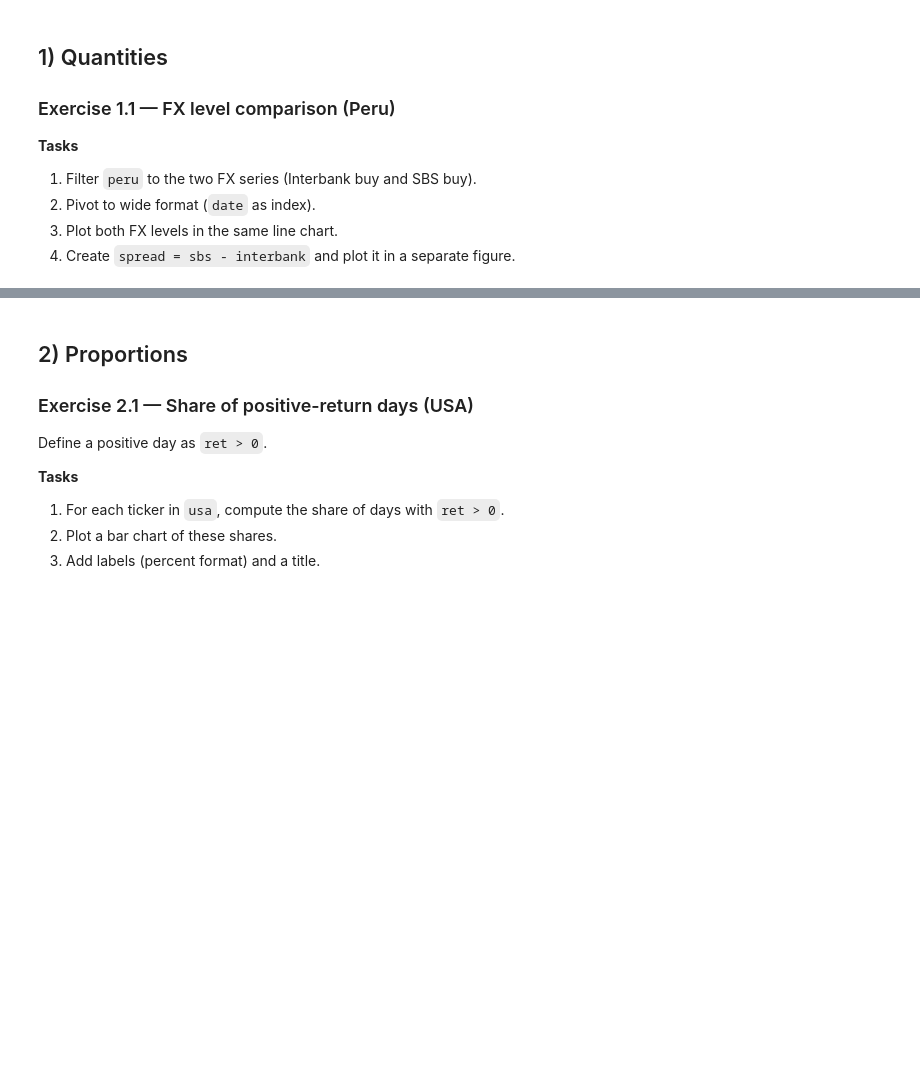
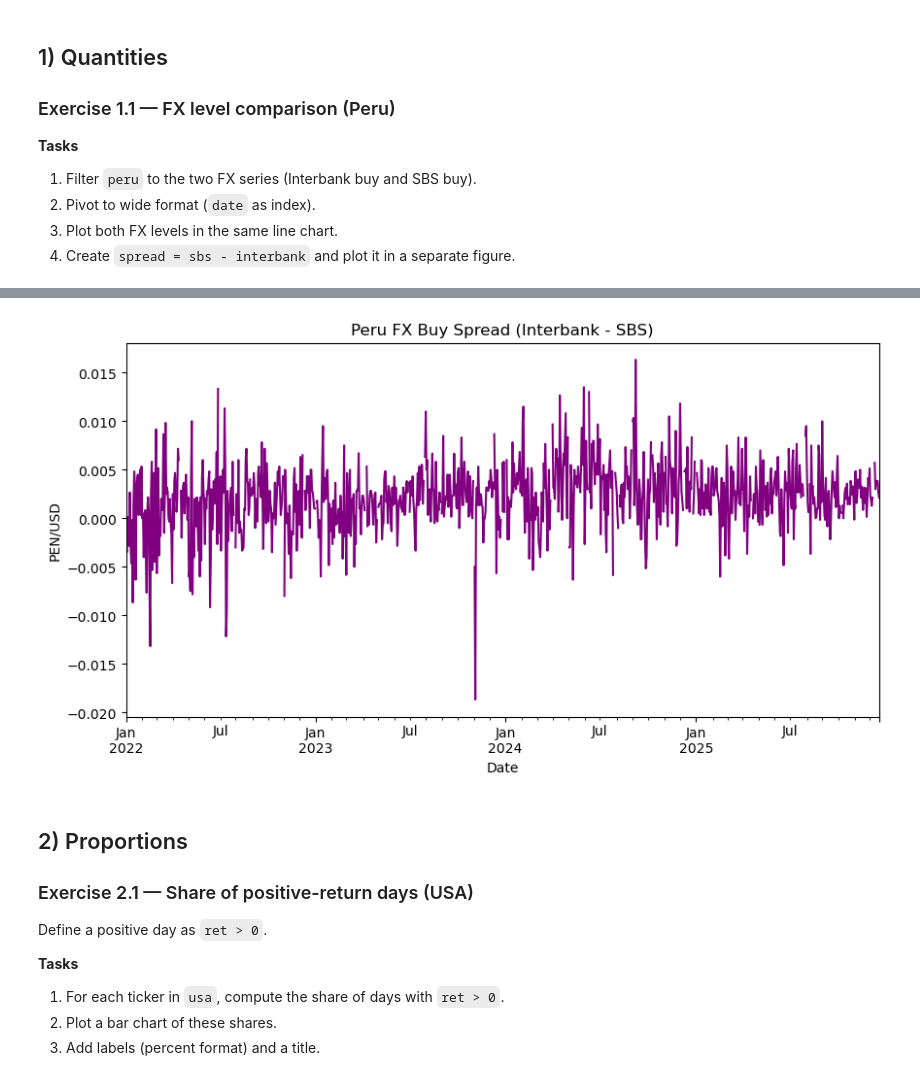
Before and after one commit to anzonyquispe/Python-for-Finance, a Jupyter notebook: homeworks/Assignment_3/Group 8/group_8_ass_3_2026.ipynb, the cells around one changed output, grey strips where cells are left out. Cells and saved outputs as stored; diff of their text form; code cells hidden in the pictures; blank space fills up the shorter version.

```diff
--- a/homeworks/Assignment_3/Group 8/group_8_ass_3_2026.ipynb
+++ b/homeworks/Assignment_3/Group 8/group_8_ass_3_2026.ipynb
@@ -409,3 +564,20 @@ Peru rows: 4136 | USA rows: 2982
+# %%
+# 4. Create `spread = sbs - interbank` and plot it in a separate figure.
+
+# Compute FX spread (Interbank - SBS)
+peru_fx['spread'] = peru_fx['fx_interbank_buy'] - peru_fx['fx_sbs_buy']
+
+# Plot spread (.plot)
+peru_fx['spread'].plot(figsize=(10, 5),color="purple")
+
+# Labels
+plt.xlabel("Date")
+plt.ylabel("PEN/USD")
+plt.title("Peru FX Buy Spread (Interbank - SBS)")
+
+plt.show()
+# %% [output]
+[figure, added]
 # %% [markdown]
 ## 2) Proportions
 
```
Also changed, not shown: parts of 23 cells of this notebook.
